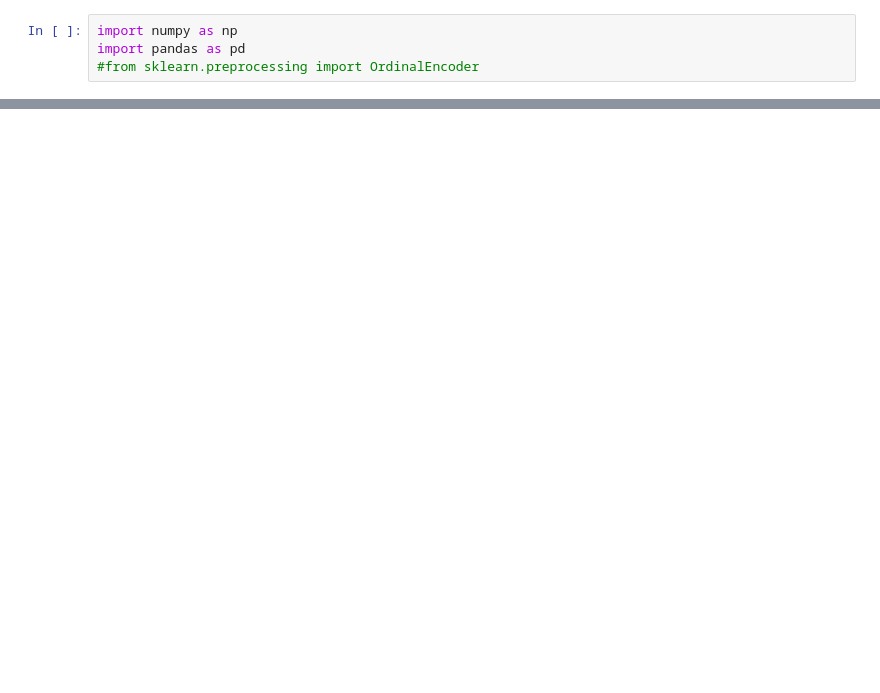
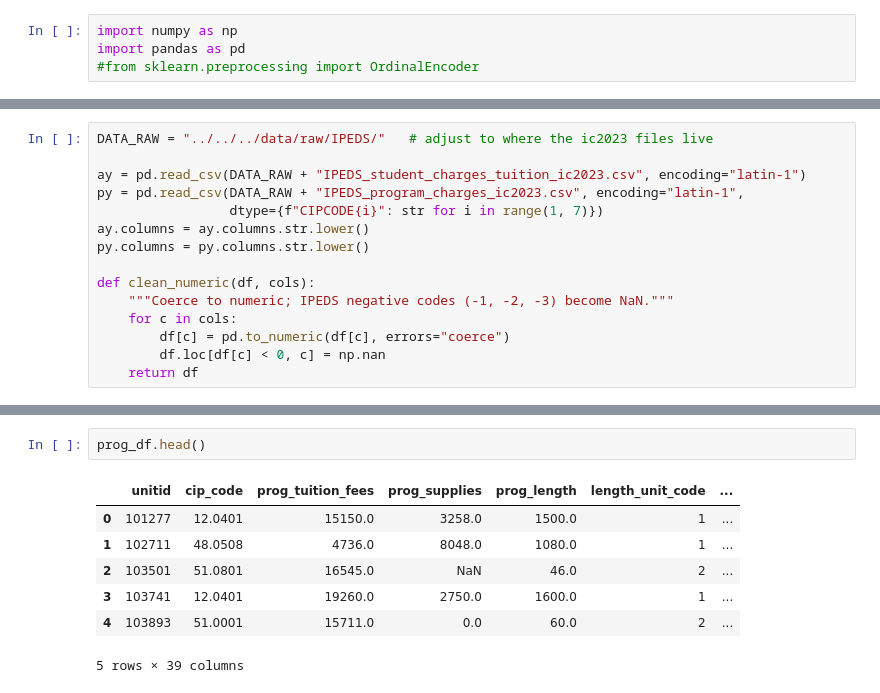
Before and after one commit to Break-Through-Tech/Sage-Road-Solutions-1A-workforce-pell-opportunity-score, a Jupyter notebook: notebooks/individual/IPEDS/IPEDS_data_cleaning.ipynb, the cells around one changed output, grey strips where cells are left out. Cells and saved outputs as stored; diff of their text form; blank space fills up the shorter version.

```diff
--- a/notebooks/individual/IPEDS/IPEDS_data_cleaning.ipynb
+++ b/notebooks/individual/IPEDS/IPEDS_data_cleaning.ipynb
@@ -185,3 +187,18 @@ Cell 3 Complete - Final Dataset Shape: (5834, 29)
 | 3 | 100706 | University of Alabama in Huntsville | Huntsville | AL | Southeast | Public, 4-year or above | 4-year or above | Public | Doctor's degree | ... |
 | 4 | 100724 | Alabama State University | Montgomery | AL | Southeast | Public, 4-year or above | 4-year or above | Public | Doctor's degree | ... |
 5 rows × 29 columns
+# %%
+DATA_RAW = "../../../data/raw/IPEDS/"   # adjust to where the ic2023 files live
+
+ay = pd.read_csv(DATA_RAW + "IPEDS_student_charges_tuition_ic2023.csv", encoding="latin-1")
+py = pd.read_csv(DATA_RAW + "IPEDS_program_charges_ic2023.csv", encoding="latin-1",
+                 dtype={f"CIPCODE{i}": str for i in range(1, 7)})
+ay.columns = ay.columns.str.lower()
+py.columns = py.columns.str.lower()
+
+def clean_numeric(df, cols):
+    """Coerce to numeric; IPEDS negative codes (-1, -2, -3) become NaN."""
+    for c in cols:
+        df[c] = pd.to_numeric(df[c], errors="coerce")
+        df.loc[df[c] < 0, c] = np.nan
+    return df
@@ -187,0 +273,10 @@ Cell 3 Complete - Final Dataset Shape: (5834, 29)
+# %%
+prog_df.head()
+# %% [output]
+|  | unitid | cip_code | prog_tuition_fees | prog_supplies | prog_length | length_unit_code | ... |
+| 0 | 101277 | 12.0401 | 15150.0 | 3258.0 | 1500.0 | 1 | ... |
+| 1 | 102711 | 48.0508 | 4736.0 | 8048.0 | 1080.0 | 1 | ... |
+| 2 | 103501 | 51.0801 | 16545.0 | NaN | 46.0 | 2 | ... |
+| 3 | 103741 | 12.0401 | 19260.0 | 2750.0 | 1600.0 | 1 | ... |
+| 4 | 103893 | 51.0001 | 15711.0 | 0.0 | 60.0 | 2 | ... |
+5 rows × 39 columns
```
Also changed, not shown: parts of 10 cells of this notebook, 5 other files.
